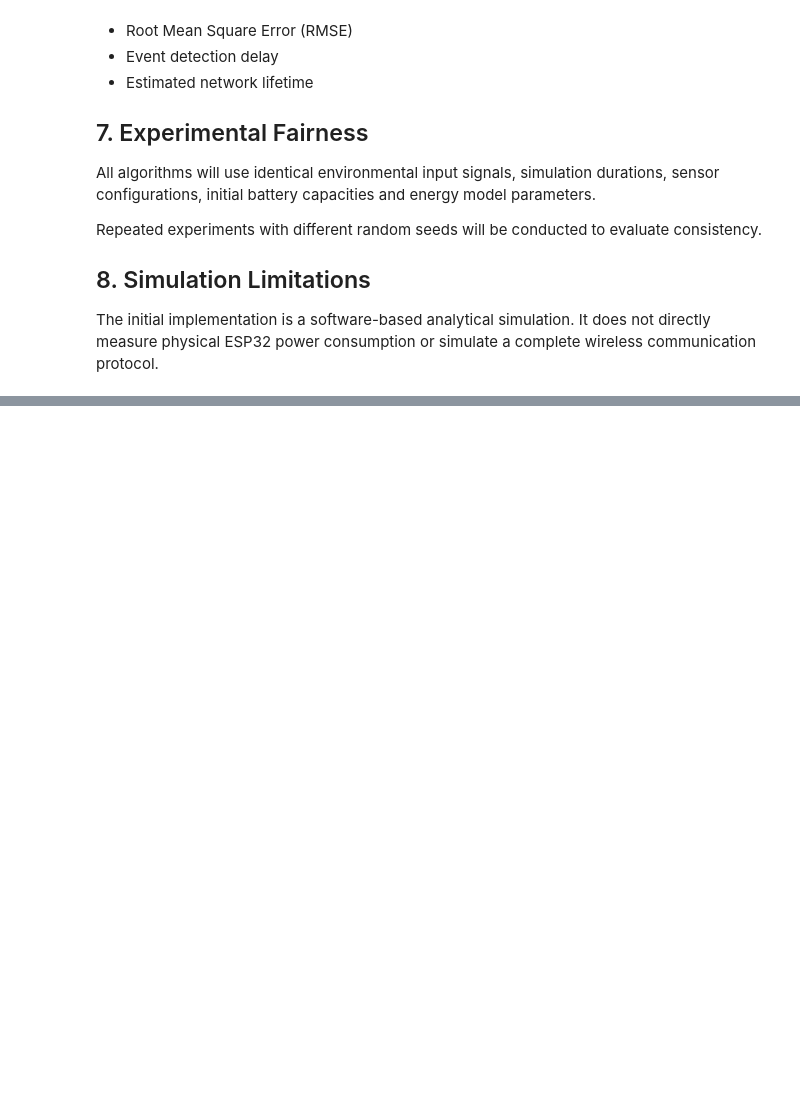
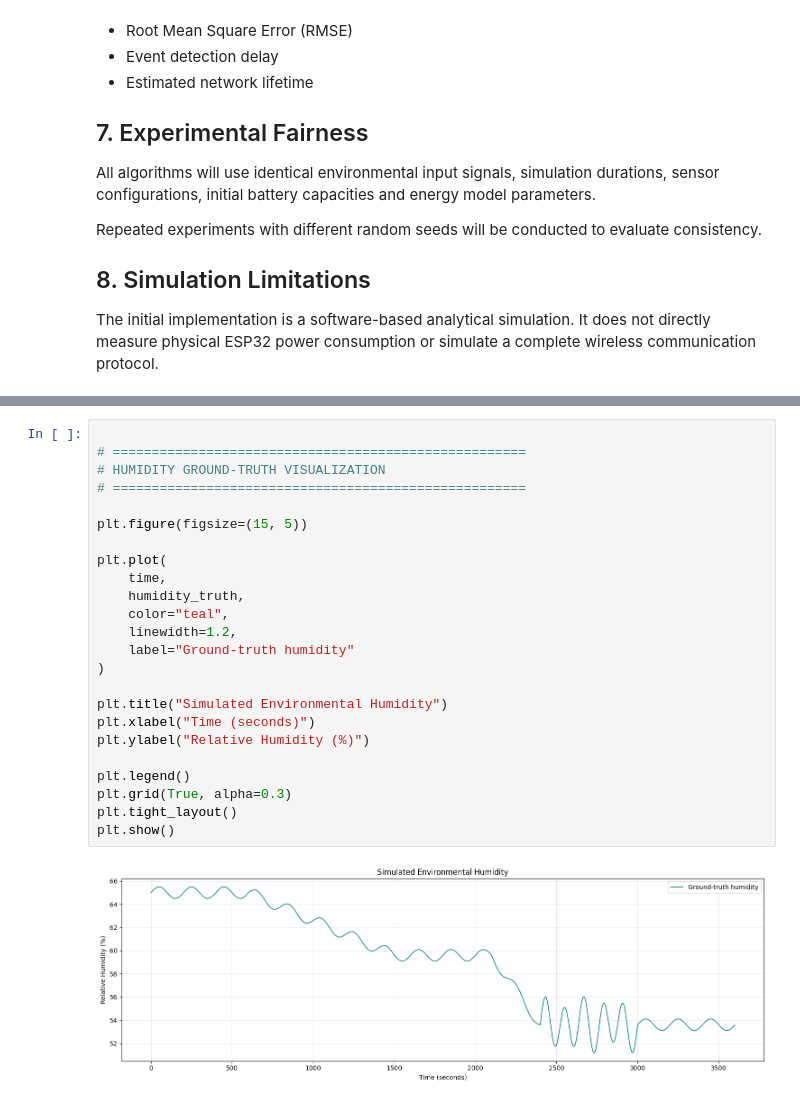
Before and after one commit to Sravan05nani/Energy-Aware-Adaptive-IoT, a Jupyter notebook: notebooks/energy_aware_simulation.ipynb, the cells around one changed output, grey strips where cells are left out. Cells and saved outputs as stored; diff of their text form; blank space fills up the shorter version.

```diff
--- a/notebooks/energy_aware_simulation.ipynb
+++ b/notebooks/energy_aware_simulation.ipynb
@@ -183,0 +460,26 @@ The initial implementation is a software-based analytical simulation. It does no
+# %%
+
+# =====================================================
+# HUMIDITY GROUND-TRUTH VISUALIZATION
+# =====================================================
+
+plt.figure(figsize=(15, 5))
+
+plt.plot(
+    time,
+    humidity_truth,
+    color="teal",
+    linewidth=1.2,
+    label="Ground-truth humidity"
+)
+
+plt.title("Simulated Environmental Humidity")
+plt.xlabel("Time (seconds)")
+plt.ylabel("Relative Humidity (%)")
+
+plt.legend()
+plt.grid(True, alpha=0.3)
+plt.tight_layout()
+plt.show()
+# %% [output]
+[figure, added]
```
Also changed, not shown: parts of 16 cells of this notebook.
